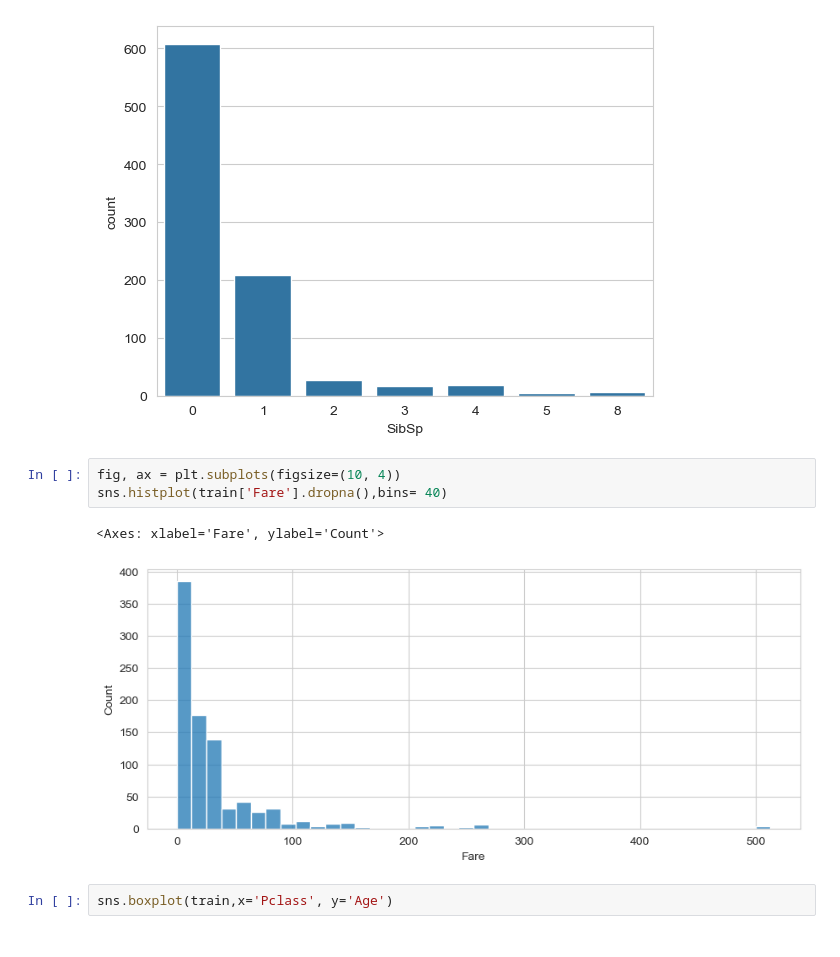
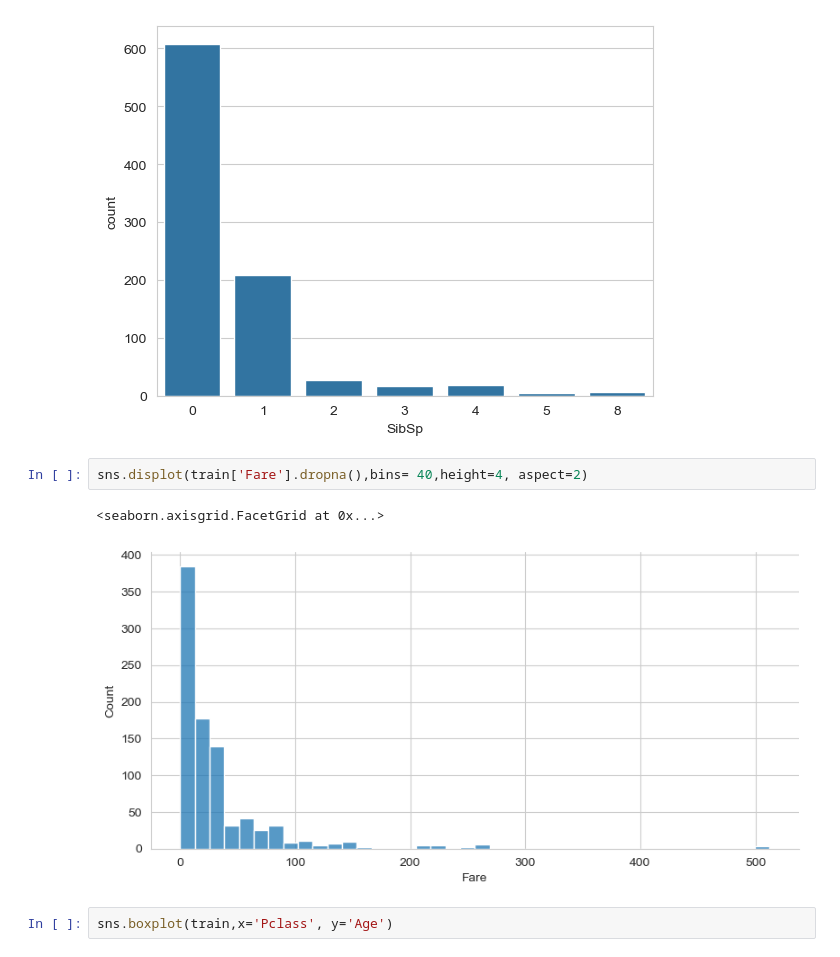
Before and after one commit to JenasJermaine/Learning-Data-Science-and-Machine-Learning, a Jupyter notebook: Logistic regression/Logistic Regression.ipynb, the cells around one changed output. Drawn from its saved outputs; the diff is of its cells as text.

```diff
--- a/Logistic regression/Logistic Regression.ipynb
+++ b/Logistic regression/Logistic Regression.ipynb
@@ -52,11 +52,10 @@ sns.countplot(data=train, x='SibSp')
 <Axes: xlabel='SibSp', ylabel='count'>
 [figure]
 # %%
-fig, ax = plt.subplots(figsize=(10, 4))
-sns.histplot(train['Fare'].dropna(),bins= 40)
+sns.displot(train['Fare'].dropna(),bins= 40,height=4, aspect=2)
 # %% [output]
-<Axes: xlabel='Fare', ylabel='Count'>
+<seaborn.axisgrid.FacetGrid at 0x...>
-[figure, old version]
+[figure, new version]
 # %%
 sns.boxplot(train,x='Pclass', y='Age')
 # %% [output]
```
Also changed, not shown: 2 other files.
